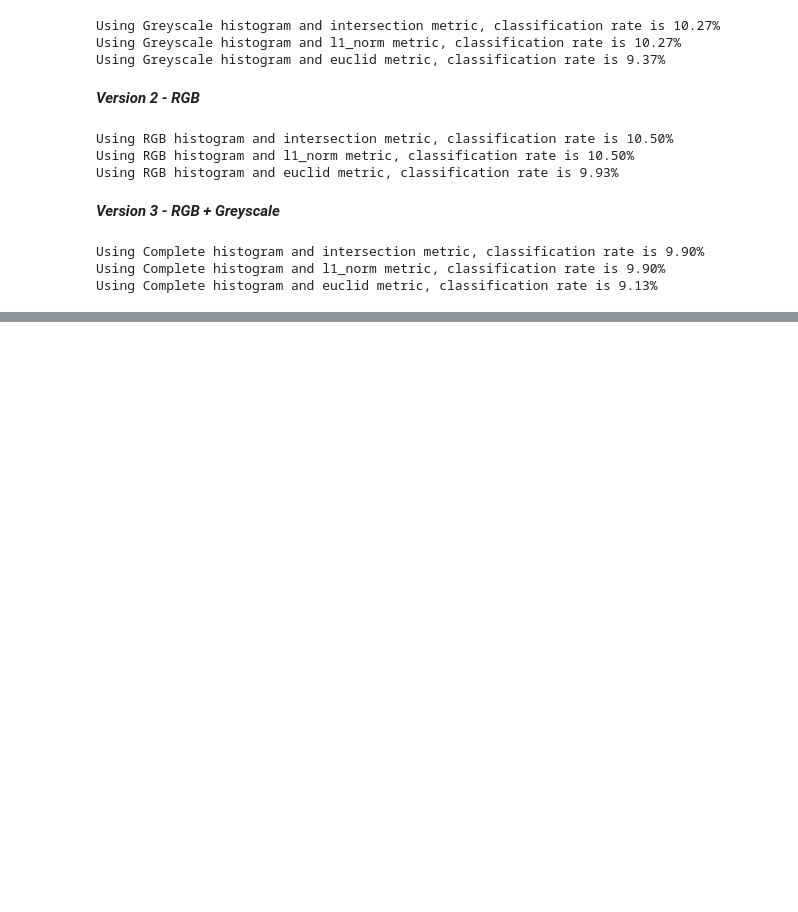
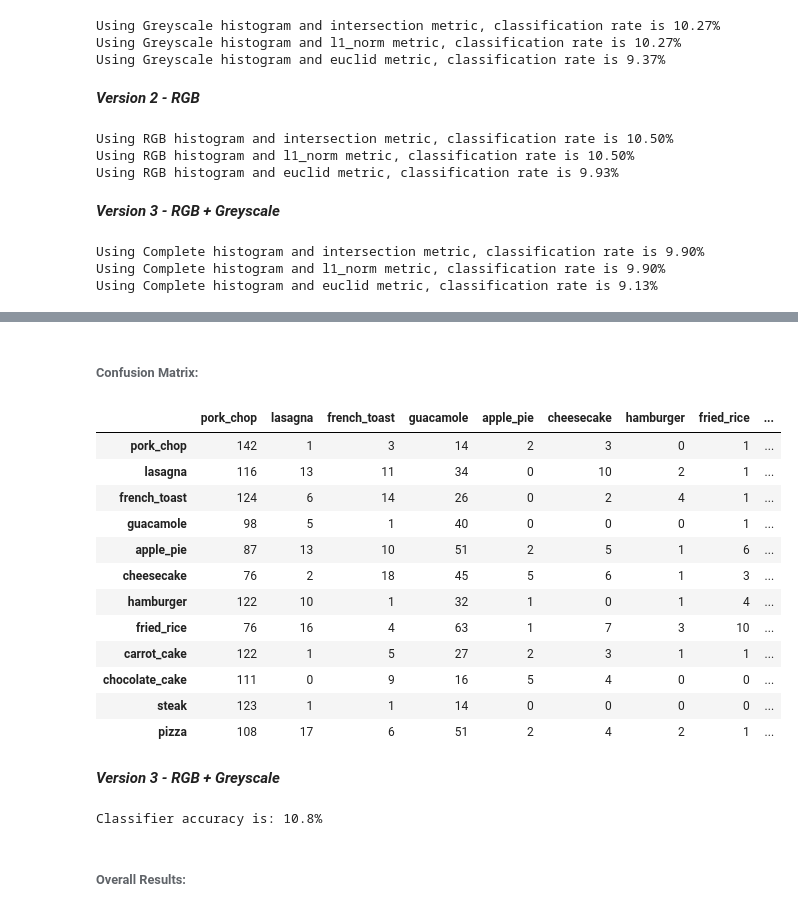
Before and after one commit to simonb83/DataScienceIntensive, a Jupyter notebook: capstone/notebooks/histogram_classifier.ipynb, the cells around one changed output, grey strips where cells are left out. Drawn from its saved outputs; the diff is of its cells as text; code cells hidden in the pictures; blank space fills up the shorter version.

```diff
--- a/capstone/notebooks/histogram_classifier.ipynb
+++ b/capstone/notebooks/histogram_classifier.ipynb
@@ -99,0 +201,4 @@ Using Complete histogram and euclid metric, classification rate is 9.13%
+# %%
+actual, predicted = run_histogram_classifier_intersection(class_list, image_names, 'RGB')
+# %%
+accuracy, metrics, confusion = hc.get_metrics(actual, predicted, class_list)
@@ -99,0 +227,20 @@ Using Complete histogram and euclid metric, classification rate is 9.13%
+# %% [markdown]
+###### Confusion Matrix:
+# %%
+confusion
+# %% [output]
+|  | pork_chop | lasagna | french_toast | guacamole | apple_pie | cheesecake | hamburger | fried_rice | ... |
+| pork_chop | 142 | 1 | 3 | 14 | 2 | 3 | 0 | 1 | ... |
+| lasagna | 116 | 13 | 11 | 34 | 0 | 10 | 2 | 1 | ... |
+| french_toast | 124 | 6 | 14 | 26 | 0 | 2 | 4 | 1 | ... |
+| guacamole | 98 | 5 | 1 | 40 | 0 | 0 | 0 | 1 | ... |
+| apple_pie | 87 | 13 | 10 | 51 | 2 | 5 | 1 | 6 | ... |
+| cheesecake | 76 | 2 | 18 | 45 | 5 | 6 | 1 | 3 | ... |
+| hamburger | 122 | 10 | 1 | 32 | 1 | 0 | 1 | 4 | ... |
+| fried_rice | 76 | 16 | 4 | 63 | 1 | 7 | 3 | 10 | ... |
+| carrot_cake | 122 | 1 | 5 | 27 | 2 | 3 | 1 | 1 | ... |
+| chocolate_cake | 111 | 0 | 9 | 16 | 5 | 4 | 0 | 0 | ... |
+| steak | 123 | 1 | 1 | 14 | 0 | 0 | 0 | 0 | ... |
+| pizza | 108 | 17 | 6 | 51 | 2 | 4 | 2 | 1 | ... |
+# %% [markdown]
+***Version 3 - RGB + Greyscale***
@@ -99,0 +251,6 @@ Using Complete histogram and euclid metric, classification rate is 9.13%
+# %%
+print("Classifier accuracy is: {:.1f}%".format(accuracy*100))
+# %% [output]
+Classifier accuracy is: 10.8%
+# %% [markdown]
+###### Overall Results:
```
Also changed, not shown: parts of 34 cells of this notebook, 17 other files.
